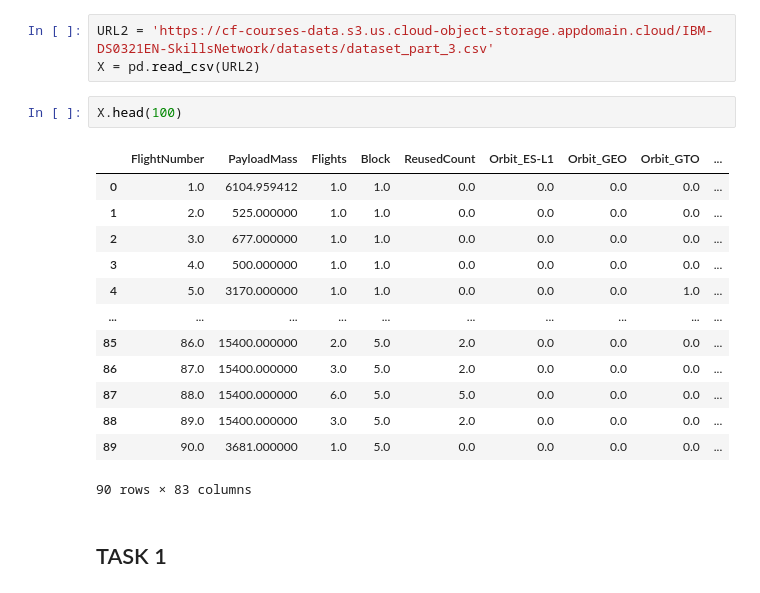
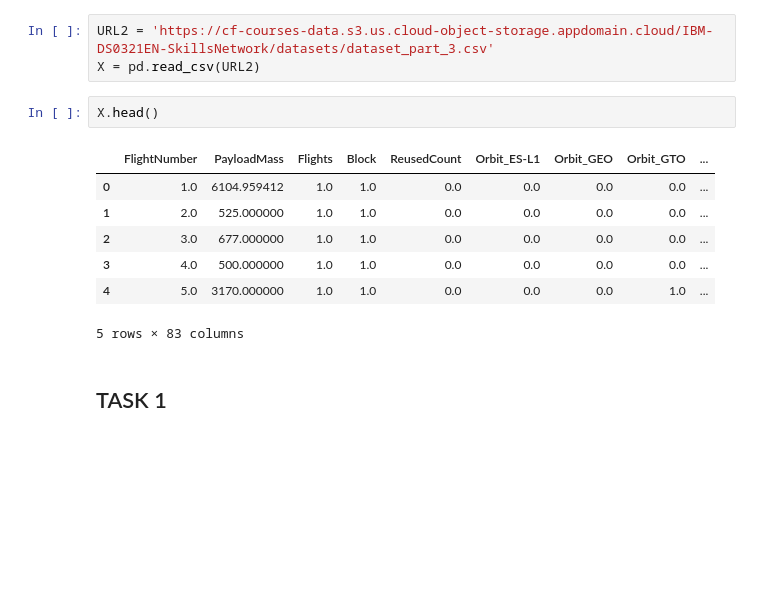
Before and after one commit to elllly/IBM-Applied-Data-Science, a Jupyter notebook: SpaceX_Machine_Learning_Prediction.ipynb, the cells around one changed output. Saved outputs shown, nothing was run; the diff lists cells and outputs as text; blank space fills up the shorter version.

```diff
--- a/SpaceX_Machine_Learning_Prediction.ipynb
+++ b/SpaceX_Machine_Learning_Prediction.ipynb
@@ -106,21 +99,15 @@ data
 URL2 = 'https://cf-courses-data.s3.us.cloud-object-storage.appdomain.cloud/IBM-DS0321EN-SkillsNetwork/datasets/dataset_part_3.csv'
 X = pd.read_csv(URL2)
 # %%
-X.head(100)
+X.head()
 # %% [output]
 |  | FlightNumber | PayloadMass | Flights | Block | ReusedCount | Orbit_ES-L1 | Orbit_GEO | Orbit_GTO | ... |
 | 0 | 1.0 | 6104.959412 | 1.0 | 1.0 | 0.0 | 0.0 | 0.0 | 0.0 | ... |
 | 1 | 2.0 | 525.000000 | 1.0 | 1.0 | 0.0 | 0.0 | 0.0 | 0.0 | ... |
 | 2 | 3.0 | 677.000000 | 1.0 | 1.0 | 0.0 | 0.0 | 0.0 | 0.0 | ... |
 | 3 | 4.0 | 500.000000 | 1.0 | 1.0 | 0.0 | 0.0 | 0.0 | 0.0 | ... |
 | 4 | 5.0 | 3170.000000 | 1.0 | 1.0 | 0.0 | 0.0 | 0.0 | 1.0 | ... |
-| ... | ... | ... | ... | ... | ... | ... | ... | ... | ... |
-| 85 | 86.0 | 15400.000000 | 2.0 | 5.0 | 2.0 | 0.0 | 0.0 | 0.0 | ... |
-| 86 | 87.0 | 15400.000000 | 3.0 | 5.0 | 2.0 | 0.0 | 0.0 | 0.0 | ... |
-| 87 | 88.0 | 15400.000000 | 6.0 | 5.0 | 5.0 | 0.0 | 0.0 | 0.0 | ... |
-| 88 | 89.0 | 15400.000000 | 3.0 | 5.0 | 2.0 | 0.0 | 0.0 | 0.0 | ... |
-| 89 | 90.0 | 3681.000000 | 1.0 | 5.0 | 0.0 | 0.0 | 0.0 | 0.0 | ... |
-90 rows × 83 columns
+5 rows × 83 columns
 # %% [markdown]
 ## TASK  1
 # %% [markdown]
```
Also changed, not shown: parts of 11 cells of this notebook.
